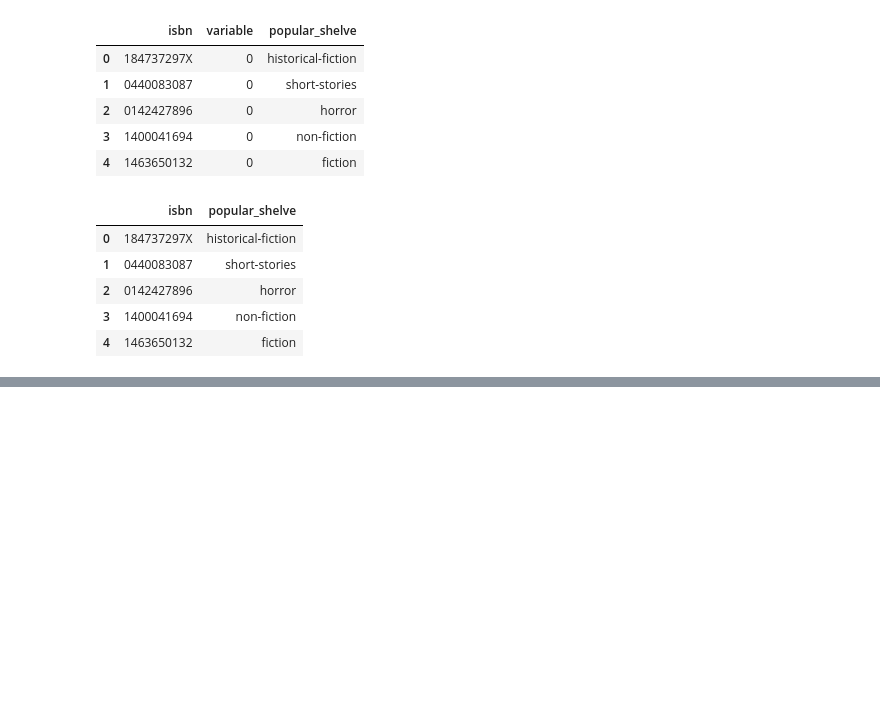
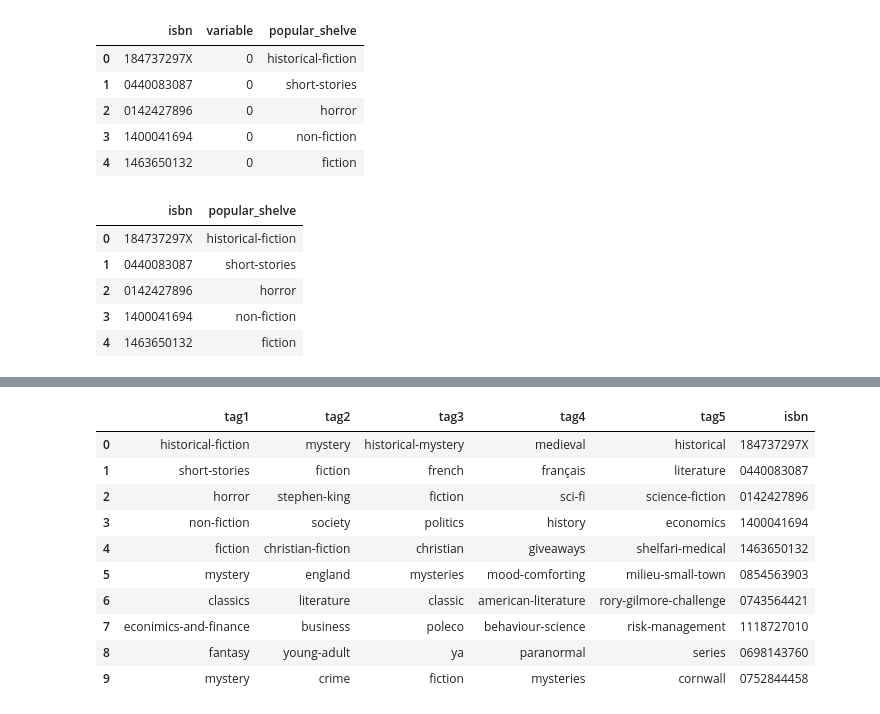
Before and after one commit to ychebaro/project_insight, a Jupyter notebook: cleaning.ipynb, the cells around one changed output, grey strips where cells are left out. Cells and saved outputs as stored; diff of their text form; code cells hidden in the pictures; blank space fills up the shorter version.

```diff
--- a/cleaning.ipynb
+++ b/cleaning.ipynb
@@ -415,0 +557,4 @@ df_dum1
+# %%
+data = newdata1.dropna()
+# %%
+small = data.iloc[:10, [0, 1, 2, 3, 4, 11]]
@@ -415,0 +563,14 @@ df_dum1
+# %%
+small
+# %% [output]
+|  | tag1 | tag2 | tag3 | tag4 | tag5 | isbn |
+| 0 | historical-fiction | mystery | historical-mystery | medieval | historical | 184737297X |
+| 1 | short-stories | fiction | french | français | literature | 0440083087 |
+| 2 | horror | stephen-king | fiction | sci-fi | science-fiction | 0142427896 |
+| 3 | non-fiction | society | politics | history | economics | 1400041694 |
+| 4 | fiction | christian-fiction | christian | giveaways | shelfari-medical | 1463650132 |
+| 5 | mystery | england | mysteries | mood-comforting | milieu-small-town | 0854563903 |
+| 6 | classics | literature | classic | american-literature | rory-gilmore-challenge | 0743564421 |
+| 7 | econimics-and-finance | business | poleco | behaviour-science | risk-management | 1118727010 |
+| 8 | fantasy | young-adult | ya | paranormal | series | 0698143760 |
+| 9 | mystery | crime | fiction | mysteries | cornwall | 0752844458 |
```
Also changed, not shown: parts of 27 cells of this notebook.
